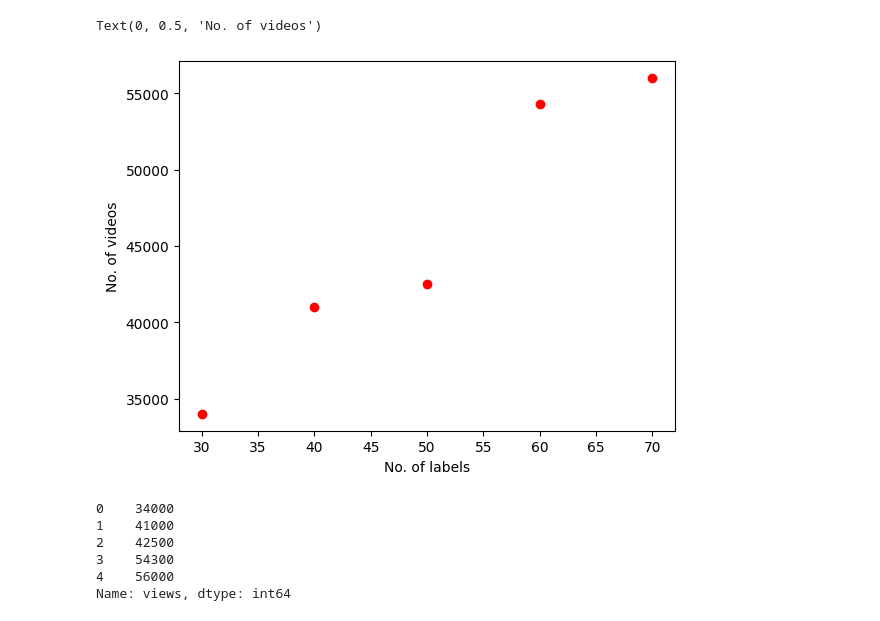
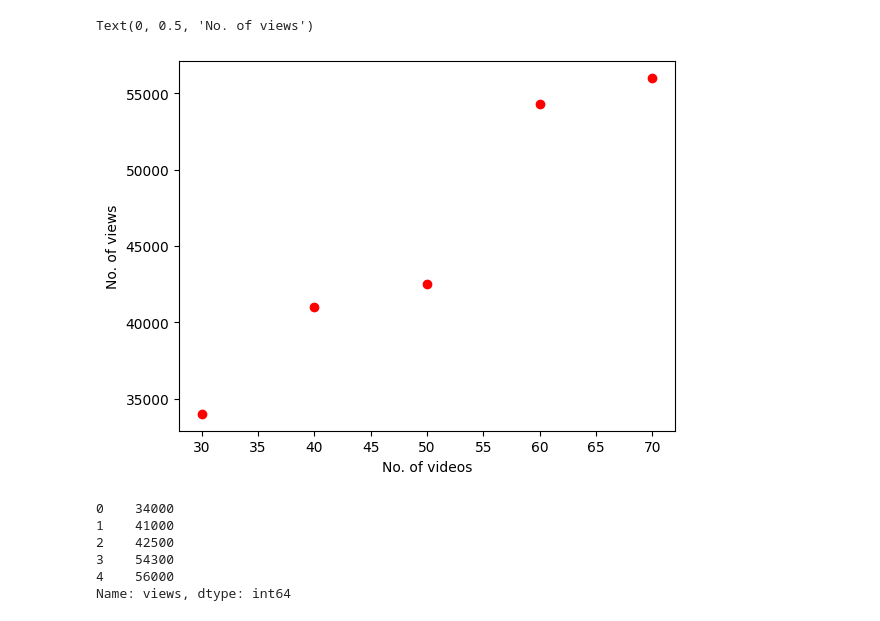
Before and after one commit to itsjorigo/linear-regression, a Jupyter notebook: single_var.ipynb, the cells around one changed output. Saved outputs shown, nothing was run; the diff lists cells and outputs as text; code cells hidden in the pictures.

```diff
--- a/single_var.ipynb
+++ b/single_var.ipynb
@@ -18,10 +17,10 @@ data
 # %%
-plt.scatter(data.videos, data.views, color='red')
-plt.xlabel('No. of labels')
-plt.ylabel('No. of videos')
+plt.scatter(data.videos, data.views, color ='red')
+plt.xlabel('No. of videos')
+plt.ylabel('No. of views')
 # %% [output]
-Text(0, 0.5, 'No. of videos')
+Text(0, 0.5, 'No. of views')
-[figure, old version]
+[figure, new version]
 # %%
 data.views
 # %% [output]
```
Also changed, not shown: parts of 4 cells of this notebook, 3 other files.
